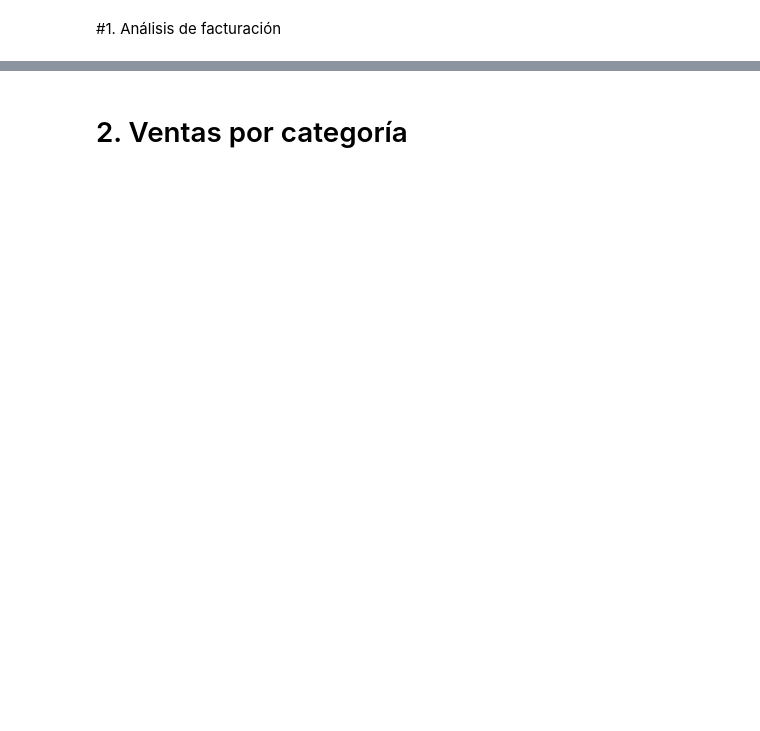
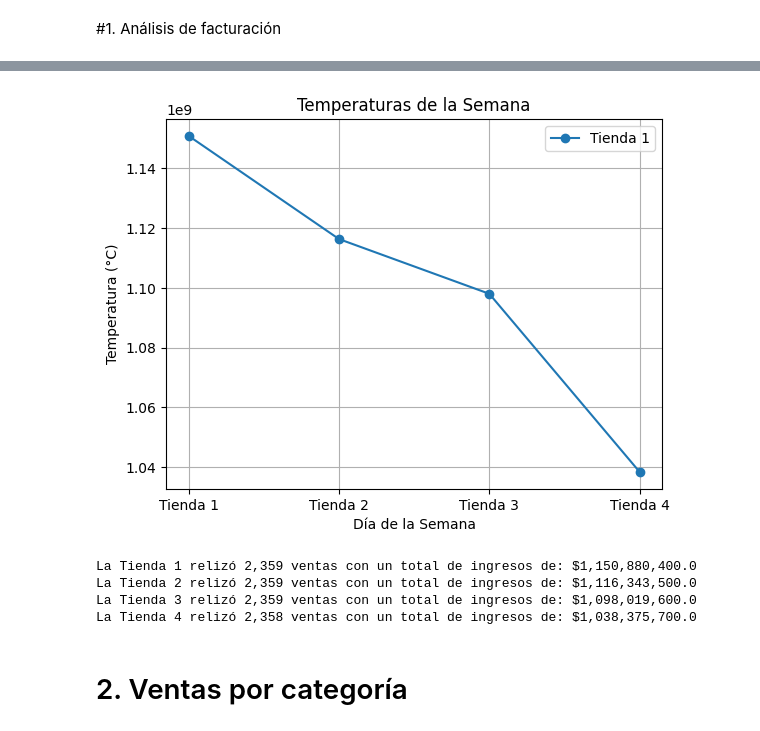
Before and after one commit to npssdu/challenge1-data-science-latam, a Jupyter notebook: AluraStoreLatam.ipynb, the cells around one changed output, grey strips where cells are left out. Saved outputs shown, nothing was run; the diff lists cells and outputs as text; code cells hidden in the pictures; blank space fills up the shorter version.

```diff
--- a/AluraStoreLatam.ipynb
+++ b/AluraStoreLatam.ipynb
@@ -28,2 +77,24 @@ tienda1.head()
+# %%
+# Gráfico de líneas
+line = plt.plot(tiendas_x, total_ingresos_tienda, marker='o', linestyle='-')
+plt.title('Temperaturas de la Semana')
+plt.xlabel('Día de la Semana')
+plt.ylabel('Temperatura (°C)')
+plt.legend(line, tiendas_x)
+plt.grid(True)
+plt.show()
+# %% [output]
+[figure, added]
+# %%
+t = 1
+for tienda in tiendas:
+  total_precio, cantidad_ventas = ingresos(tienda)
+  print(f"La Tienda {t} relizó {cantidad_ventas:,} ventas con un total de ingresos de: ${total_precio:,}")
+  t += 1
+# %% [output]
+La Tienda 1 relizó 2,359 ventas con un total de ingresos de: $1,150,880,400.0
+La Tienda 2 relizó 2,359 ventas con un total de ingresos de: $1,116,343,500.0
+La Tienda 3 relizó 2,359 ventas con un total de ingresos de: $1,098,019,600.0
+La Tienda 4 relizó 2,358 ventas con un total de ingresos de: $1,038,375,700.0
 # %% [markdown]
 # 2. Ventas por categoría
```
Also changed, not shown: parts of 19 cells of this notebook.
